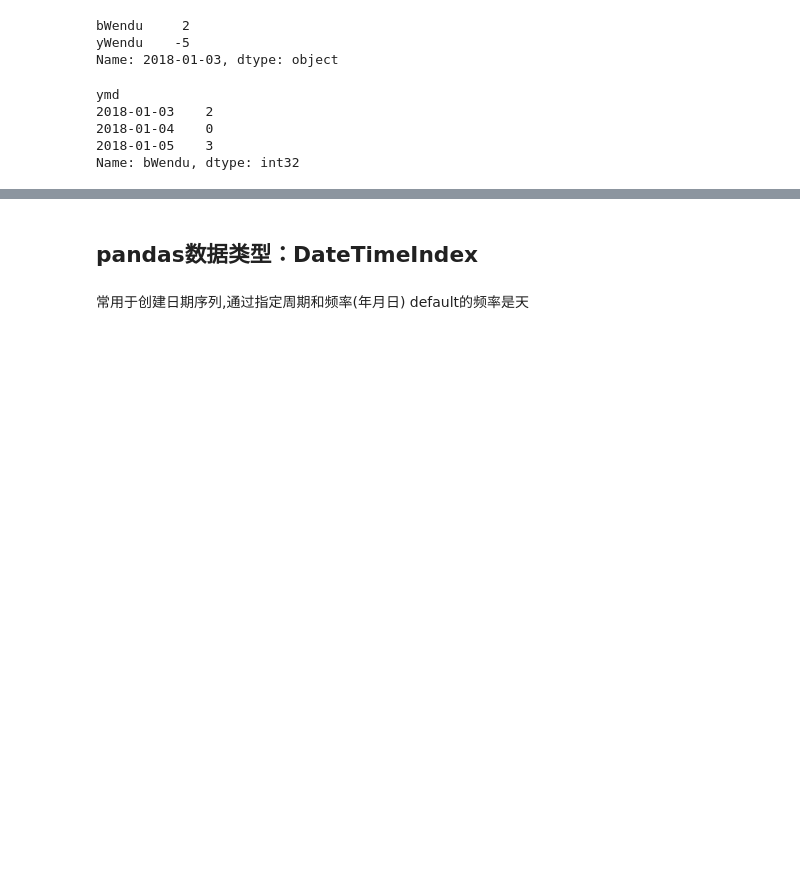
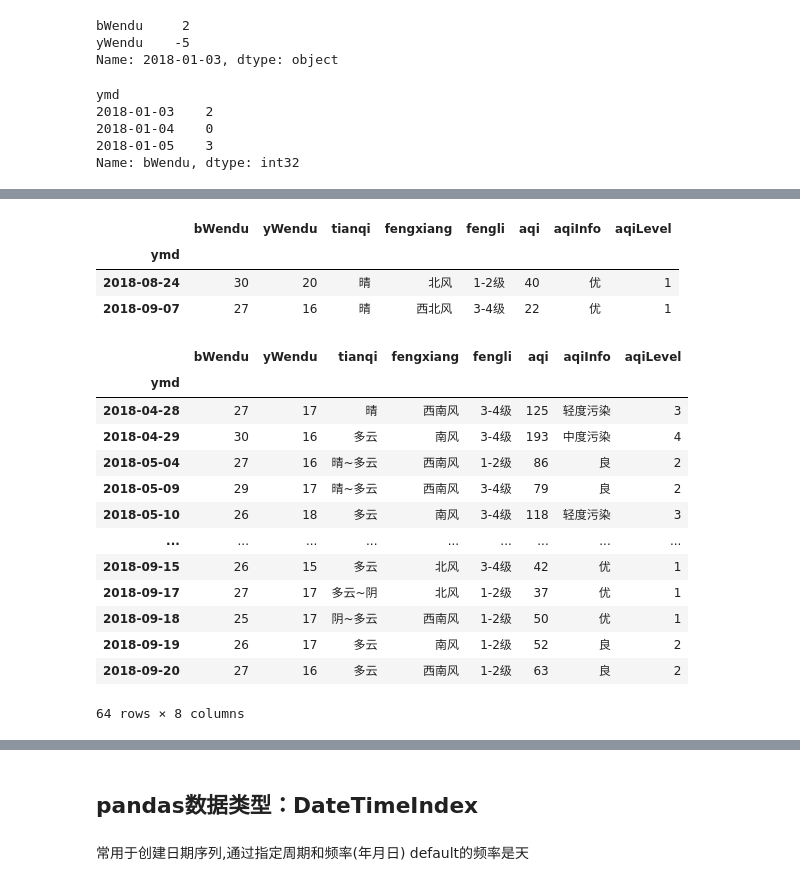
Before and after one commit to codefish-yu/dataanalyze, a Jupyter notebook: pandas.ipynb, the cells around one changed output, grey strips where cells are left out. Drawn from its saved outputs; the diff is of its cells as text; code cells hidden in the pictures; blank space fills up the shorter version.

```diff
--- a/pandas.ipynb
+++ b/pandas.ipynb
@@ -269,0 +412,26 @@ Name: bWendu, dtype: int32
+# %%
+#案例：查询最高温度小于30度，并且最低温度大于15℃，并且是晴天，并且天气为优的天气
+df.loc[(df['bWendu']<=30) & (df['yWendu']>=15) & (df['tianqi']=='晴') & (df['aqiLevel']==1),:]
+# %% [output]
+|  | bWendu | yWendu | tianqi | fengxiang | fengli | aqi | aqiInfo | aqiLevel |
+| ymd |  |  |  |  |  |  |  |  |
+| 2018-08-24 | 30 | 20 | 晴 | 北风 | 1-2级 | 40 | 优 | 1 |
+| 2018-09-07 | 27 | 16 | 晴 | 西北风 | 3-4级 | 22 | 优 | 1 |
+# %%
+#5.使用lambda表达式查询
+df.loc[lambda df : (df['bWendu']<=30) & (df['yWendu']>=15),:]
+# %% [output]
+|  | bWendu | yWendu | tianqi | fengxiang | fengli | aqi | aqiInfo | aqiLevel |
+| ymd |  |  |  |  |  |  |  |  |
+| 2018-04-28 | 27 | 17 | 晴 | 西南风 | 3-4级 | 125 | 轻度污染 | 3 |
+| 2018-04-29 | 30 | 16 | 多云 | 南风 | 3-4级 | 193 | 中度污染 | 4 |
+| 2018-05-04 | 27 | 16 | 晴~多云 | 西南风 | 1-2级 | 86 | 良 | 2 |
+| 2018-05-09 | 29 | 17 | 晴~多云 | 西南风 | 3-4级 | 79 | 良 | 2 |
+| 2018-05-10 | 26 | 18 | 多云 | 南风 | 3-4级 | 118 | 轻度污染 | 3 |
+| ... | ... | ... | ... | ... | ... | ... | ... | ... |
+| 2018-09-15 | 26 | 15 | 多云 | 北风 | 3-4级 | 42 | 优 | 1 |
+| 2018-09-17 | 27 | 17 | 多云~阴 | 北风 | 1-2级 | 37 | 优 | 1 |
+| 2018-09-18 | 25 | 17 | 阴~多云 | 西南风 | 1-2级 | 50 | 优 | 1 |
+| 2018-09-19 | 26 | 17 | 多云 | 南风 | 1-2级 | 52 | 良 | 2 |
+| 2018-09-20 | 27 | 16 | 多云 | 西南风 | 1-2级 | 63 | 良 | 2 |
+64 rows × 8 columns
```
Also changed, not shown: parts of 44 cells of this notebook, 2 other files.
